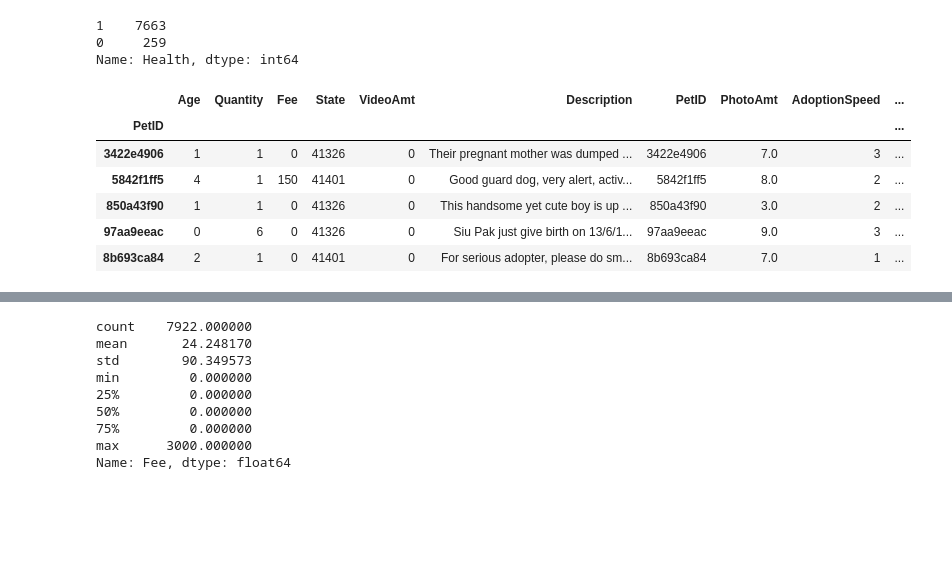
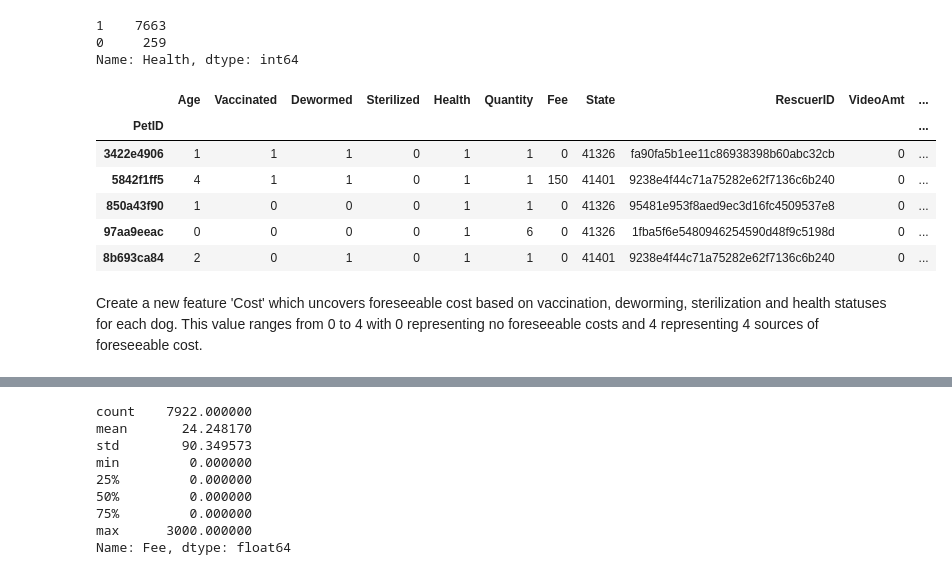
Before and after one commit to simonatso/pet-adoption, a Jupyter notebook: Data Wrangling.ipynb, the cells around one changed output, grey strips where cells are left out. Drawn from its saved outputs; the diff is of its cells as text; code cells hidden in the pictures; blank space fills up the shorter version.

```diff
--- a/Data Wrangling.ipynb
+++ b/Data Wrangling.ipynb
@@ -624,7 +765,5 @@ enc = preprocessing.OneHotEncoder()
 dewormedEnc = enc.fit_transform(dogData.Dewormed.values.reshape(-1, 1)).toarray()
 dewormedOneHot = pd.DataFrame(dewormedEnc, columns = ["Dewormed_"+str(i) for i in sorted(dogData.Dewormed.unique()) ])
 dogData = pd.concat([dogData, dewormedOneHot.set_index(dogData['PetID'])], axis=1)
-# dropping 'Dewormed' column
-dogData.drop(['Dewormed'], axis=1, inplace = True)
 dogData.head()
 # %% [output]
@@ -666,7 +805,5 @@ enc = preprocessing.OneHotEncoder()
 sterilizedEnc = enc.fit_transform(dogData.Sterilized.values.reshape(-1, 1)).toarray()
 sterilizedOneHot = pd.DataFrame(sterilizedEnc, columns = ["Sterilized_"+str(i) for i in sorted(dogData.Sterilized.unique()) ])
 dogData = pd.concat([dogData, sterilizedOneHot.set_index(dogData['PetID'])], axis=1)
-# dropping 'Dewormed' column
-dogData.drop(['Sterilized'], axis=1, inplace = True)
 dogData.head()
 # %% [output]
@@ -680 +817,3 @@ dogData.head()
+# %%
+dogData['Preparation'] = np.where((dogData['Vaccinated'] == 1) & (dogData['Dewormed'] == 1) & (dogData['Sterilized'] == 1), 1, 0)
 # %%
@@ -686,0 +835,8 @@ Name: Health, dtype: int64
+# %%
+enc = preprocessing.OneHotEncoder()
+prepEnc = enc.fit_transform(dogData.Preparation.values.reshape(-1, 1)).toarray()
+prepOneHot = pd.DataFrame(prepEnc, columns = ["Preparation_"+str(i) for i in sorted(dogData.Preparation.unique()) ])
+dogData = pd.concat([dogData, prepOneHot.set_index(dogData['PetID'])], axis=1)
+# dropping 'Preparation' column
+dogData.drop('Preparation', axis=1, inplace = True)
+dogData.head()
@@ -707,16 +871,16 @@ Name: Health, dtype: int64
 # %%
 enc = preprocessing.OneHotEncoder()
 healthEnc = enc.fit_transform(dogData.Health.values.reshape(-1, 1)).toarray()
 healthOneHot = pd.DataFrame(healthEnc, columns = ["Health_"+str(i) for i in sorted(dogData.Health.unique()) ])
 dogData = pd.concat([dogData, healthOneHot.set_index(dogData['PetID'])], axis=1)
-# dropping 'Health' column
-dogData.drop(['Health'], axis=1, inplace = True)
 dogData.head()
 # %% [output]
-|  | Age | Quantity | Fee | State | VideoAmt | Description | PetID | PhotoAmt | AdoptionSpeed | ... |
-| PetID |  |  |  |  |  |  |  |  |  | ... |
-| 3422e4906 | 1 | 1 | 0 | 41326 | 0 | Their pregnant mother was dumped ... | 3422e4906 | 7.0 | 3 | ... |
-| 5842f1ff5 | 4 | 1 | 150 | 41401 | 0 | Good guard dog, very alert, activ... | 5842f1ff5 | 8.0 | 2 | ... |
-| 850a43f90 | 1 | 1 | 0 | 41326 | 0 | This handsome yet cute boy is up ... | 850a43f90 | 3.0 | 2 | ... |
-| 97aa9eeac | 0 | 6 | 0 | 41326 | 0 | Siu Pak just give birth on 13/6/1... | 97aa9eeac | 9.0 | 3 | ... |
-| 8b693ca84 | 2 | 1 | 0 | 41401 | 0 | For serious adopter, please do sm... | 8b693ca84 | 7.0 | 1 | ... |
+|  | Age | Vaccinated | Dewormed | Sterilized | Health | Quantity | Fee | State | RescuerID | VideoAmt | ... |
+| PetID |  |  |  |  |  |  |  |  |  |  | ... |
+| 3422e4906 | 1 | 1 | 1 | 0 | 1 | 1 | 0 | 41326 | fa90fa5b1ee11c86938398b60abc32cb | 0 | ... |
+| 5842f1ff5 | 4 | 1 | 1 | 0 | 1 | 1 | 150 | 41401 | 9238e4f44c71a75282e62f7136c6b240 | 0 | ... |
+| 850a43f90 | 1 | 0 | 0 | 0 | 1 | 1 | 0 | 41326 | 95481e953f8aed9ec3d16fc4509537e8 | 0 | ... |
+| 97aa9eeac | 0 | 0 | 0 | 0 | 1 | 6 | 0 | 41326 | 1fba5f6e5480946254590d48f9c5198d | 0 | ... |
+| 8b693ca84 | 2 | 0 | 1 | 0 | 1 | 1 | 0 | 41401 | 9238e4f44c71a75282e62f7136c6b240 | 0 | ... |
+# %% [markdown]
+Create a new feature 'Cost' which uncovers foreseeable cost based on vaccination, deworming, sterilization and health statuses for each dog.  This value ranges from 0 to 4 with 0 representing no foreseeable costs and 4 representing 4 sources of foreseeable cost.
```
Also changed, not shown: parts of 179 cells of this notebook.
